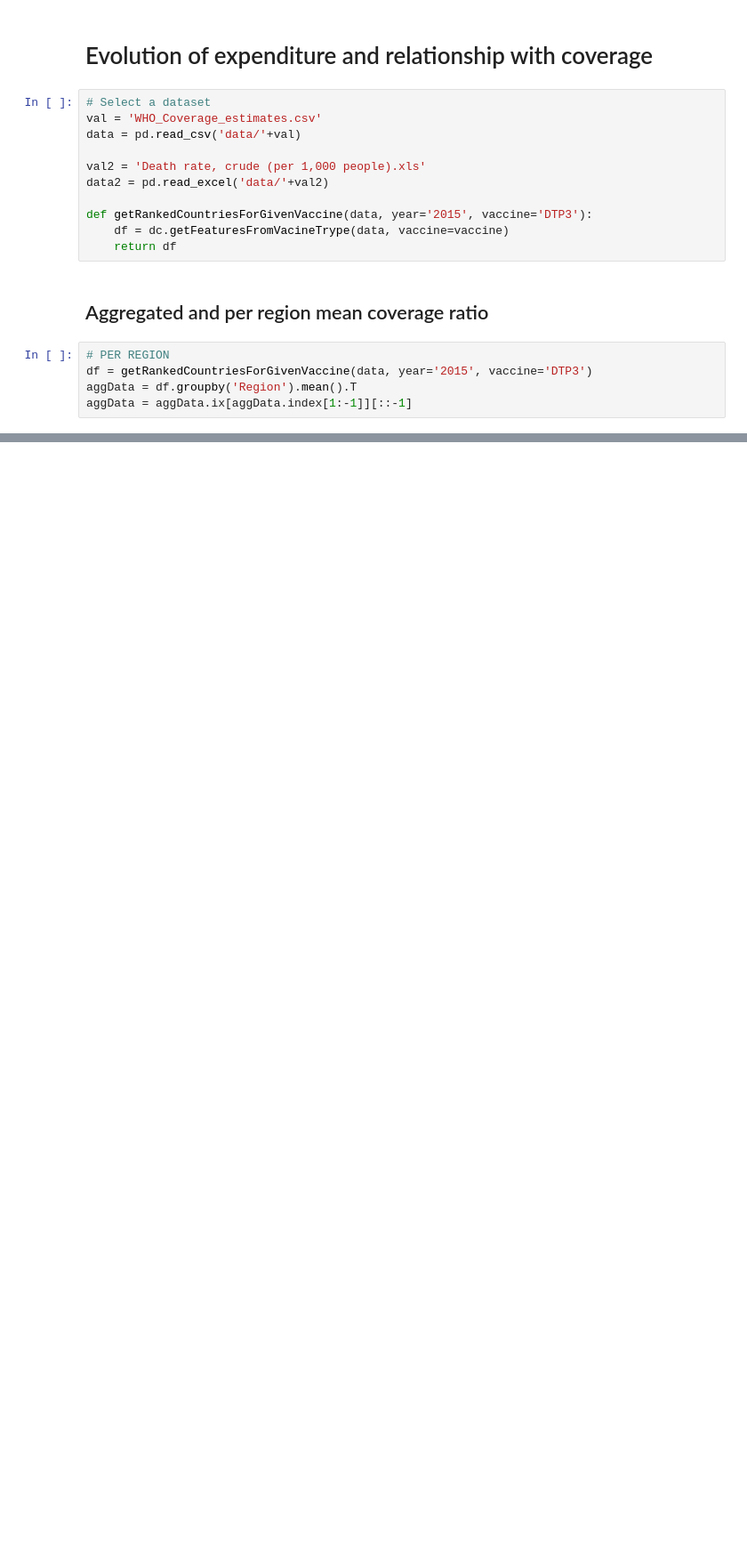
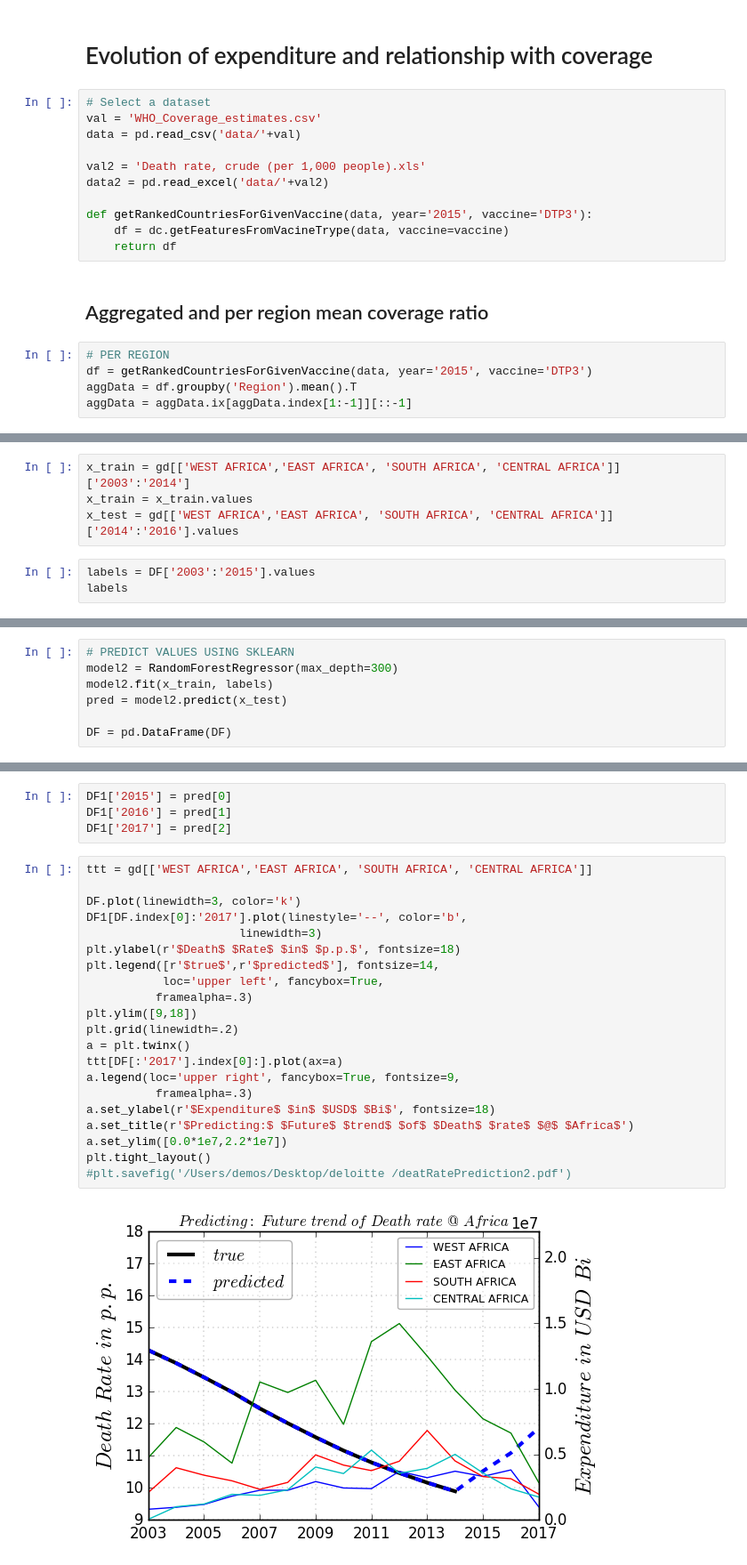
Before and after one commit to demosgill/deloitte_hack, a Jupyter notebook: V2 - Clean Functions .ipynb, the cells around one changed output, grey strips where cells are left out. Shown at 89% size. Saved outputs shown, nothing was run; the diff lists cells and outputs as text; blank space fills up the shorter version.

```diff
--- a/V2 - Clean Functions .ipynb
+++ b/V2 - Clean Functions .ipynb
@@ -141,0 +223,7 @@ plt.tight_layout()
+# %%
+x_train = gd[['WEST AFRICA','EAST AFRICA', 'SOUTH AFRICA', 'CENTRAL AFRICA']]['2003':'2014']
+x_train = x_train.values
+x_test = gd[['WEST AFRICA','EAST AFRICA', 'SOUTH AFRICA', 'CENTRAL AFRICA']]['2014':'2016'].values
+# %%
+labels = DF['2003':'2015'].values
+labels
@@ -141,0 +233,7 @@ plt.tight_layout()
+# %%
+# PREDICT VALUES USING SKLEARN
+model2 = RandomForestRegressor(max_depth=300)
+model2.fit(x_train, labels)
+pred = model2.predict(x_test)
+
+DF = pd.DataFrame(DF)
@@ -141,0 +244,27 @@ plt.tight_layout()
+# %%
+DF1['2015'] = pred[0]
+DF1['2016'] = pred[1]
+DF1['2017'] = pred[2]
+# %%
+ttt = gd[['WEST AFRICA','EAST AFRICA', 'SOUTH AFRICA', 'CENTRAL AFRICA']]
+
+DF.plot(linewidth=3, color='k')
+DF1[DF.index[0]:'2017'].plot(linestyle='--', color='b',
+                      linewidth=3)
+plt.ylabel(r'$Death$ $Rate$ $in$ $p.p.$', fontsize=18)
+plt.legend([r'$true$',r'$predicted$'], fontsize=14,
+           loc='upper left', fancybox=True,
+          framealpha=.3)
+plt.ylim([9,18])
+plt.grid(linewidth=.2)
+a = plt.twinx()
+ttt[DF[:'2017'].index[0]:].plot(ax=a)
+a.legend(loc='upper right', fancybox=True, fontsize=9,
+          framealpha=.3)
+a.set_ylabel(r'$Expenditure$ $in$ $USD$ $Bi$', fontsize=18)
+a.set_title(r'$Predicting:$ $Future$ $trend$ $of$ $Death$ $rate$ $@$ $Africa$')
+a.set_ylim([0.0*1e7,2.2*1e7])
+plt.tight_layout()
+#plt.savefig('/Users/demos/Desktop/deloitte /deatRatePrediction2.pdf')
+# %% [output]
+[figure, added]
```
Also changed, not shown: parts of 23 cells of this notebook.
